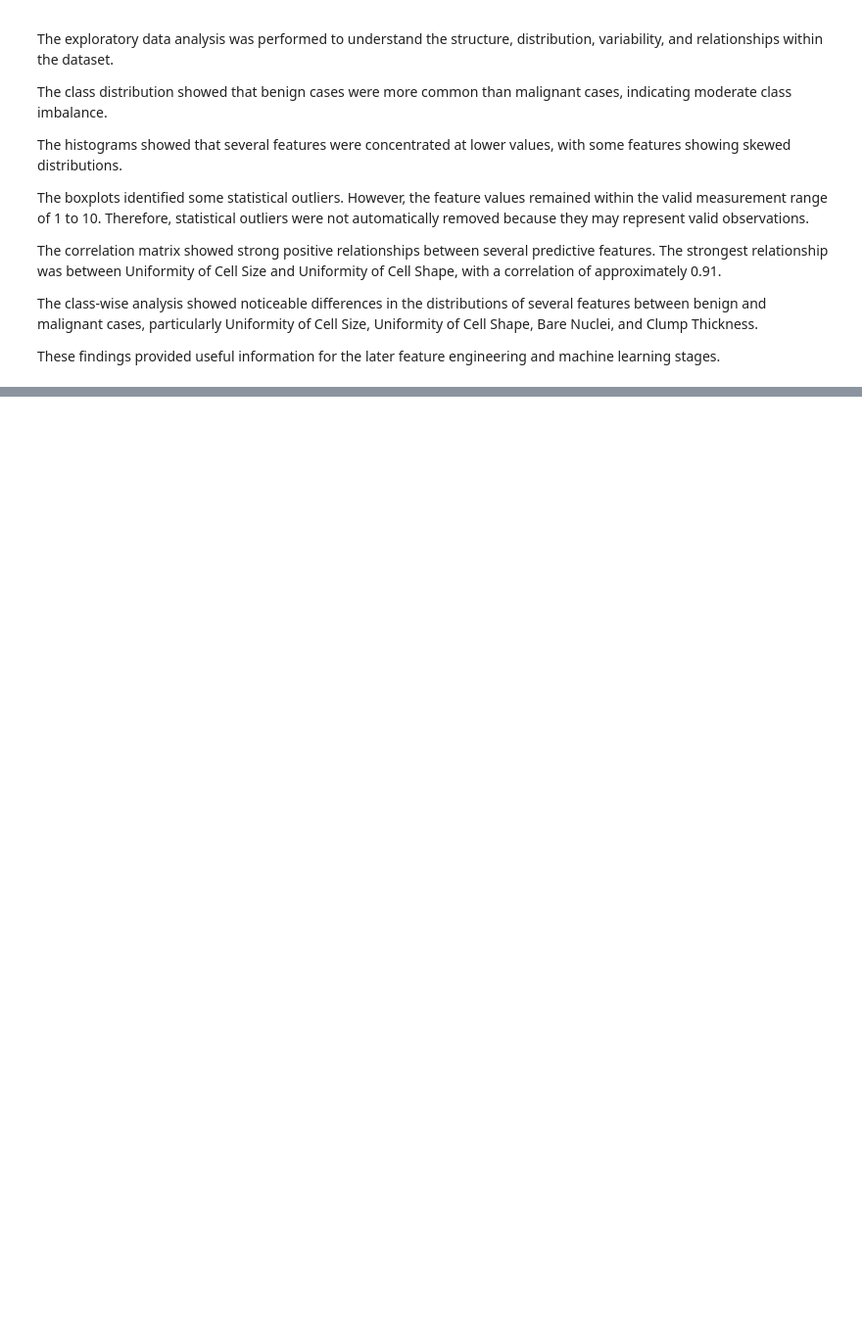
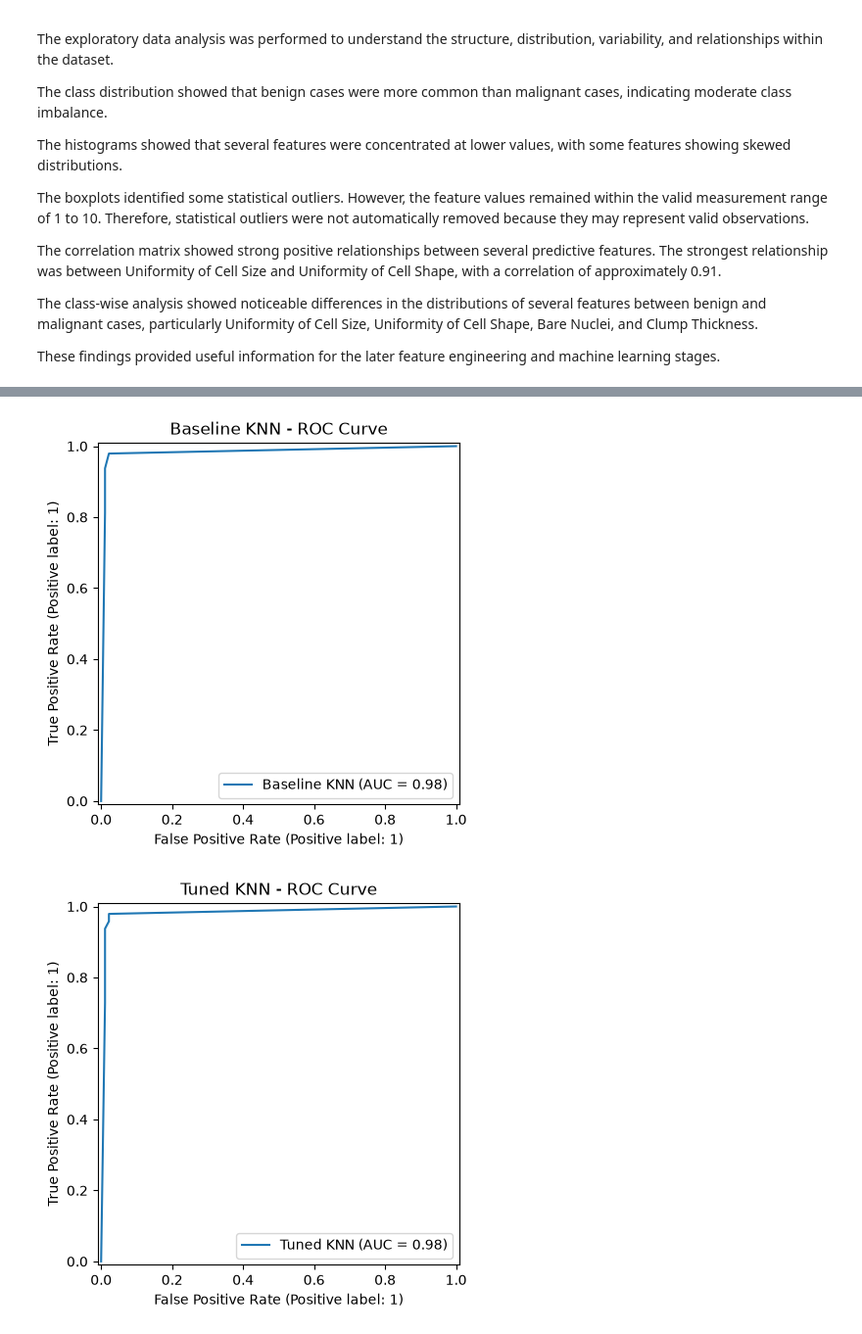
Before and after one commit to N-Amasha/Breast-Cancer-Classification, a Jupyter notebook: MEMBER_02/notebook.ipynb, the cells around one changed output, grey strips where cells are left out. Shown at 98% size. Drawn from its saved outputs; the diff is of its cells as text; code cells hidden in the pictures; blank space fills up the shorter version.

```diff
--- a/MEMBER_02/notebook.ipynb
+++ b/MEMBER_02/notebook.ipynb
@@ -301,0 +1462,40 @@ These findings provided useful information for the later feature engineering and
+# %%
+# ============================================================
+# ROC CURVE - BASELINE KNN
+# ============================================================
+
+# Plot the ROC curve using the baseline model's
+# predicted malignant-class probabilities.
+RocCurveDisplay.from_predictions(
+    y_test,
+    y_prob_knn_baseline,
+    name="Baseline KNN"
+)
+
+# Add a descriptive title.
+plt.title("Baseline KNN - ROC Curve")
+
+# Display the plot.
+plt.show()
+
+
+# ============================================================
+# ROC CURVE - TUNED KNN
+# ============================================================
+
+# Plot the ROC curve using the tuned model's
+# predicted malignant-class probabilities.
+RocCurveDisplay.from_predictions(
+    y_test,
+    y_prob_knn_tuned,
+    name="Tuned KNN"
+)
+
+# Add a descriptive title.
+plt.title("Tuned KNN - ROC Curve")
+
+# Display the plot.
+plt.show()
+# %% [output]
+[figure, added]
+[figure, added]
```
Also changed, not shown: parts of 27 cells of this notebook, 4 other files.
